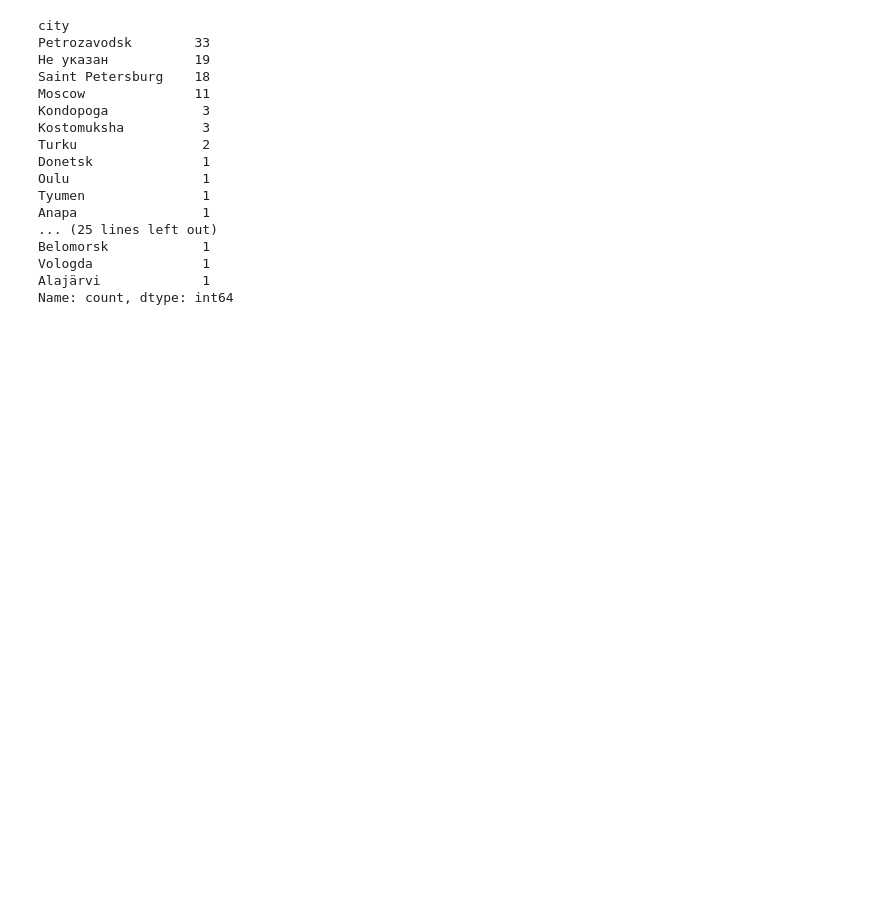
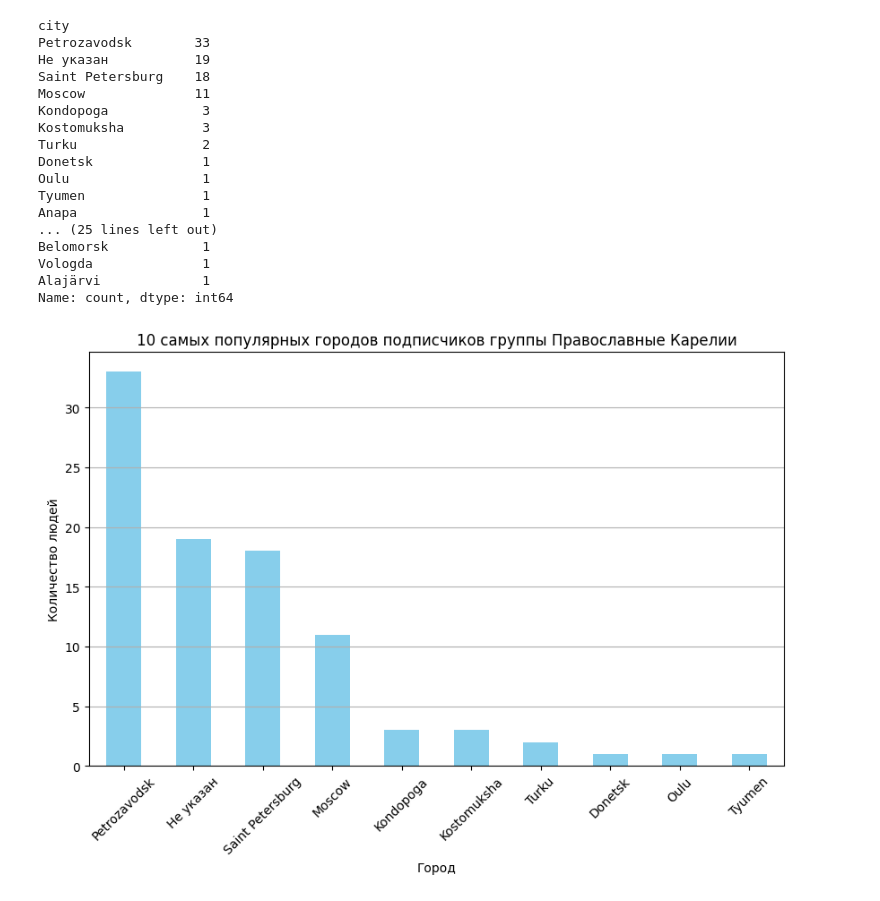
Before and after one commit to componavt/sns4human, a Jupyter notebook: src/vk/vk_group_members.ipynb, the cells around one changed output. Drawn from its saved outputs; the diff is of its cells as text; code cells hidden in the pictures; blank space fills up the shorter version.

```diff
--- a/src/vk/vk_group_members.ipynb
+++ b/src/vk/vk_group_members.ipynb
@@ -109,3 +110,15 @@ Belomorsk            1
 Vologda              1
 Alajärvi             1
 Name: count, dtype: int64
+# %%
+top_10_names = value_counts.head(10)
+plt.figure(figsize=(10, 6))
+top_10_names.plot(kind='bar', color='skyblue')
+plt.title('10 самых популярных городов подписчиков группы Православные Карелии')
+plt.xlabel('Город')
+plt.ylabel('Количество людей')
+plt.xticks(rotation=45)
+plt.grid(axis='y')
+plt.show()
+# %% [output]
+[figure, added]
```
Also changed, not shown: parts of 1 cell of this notebook.
